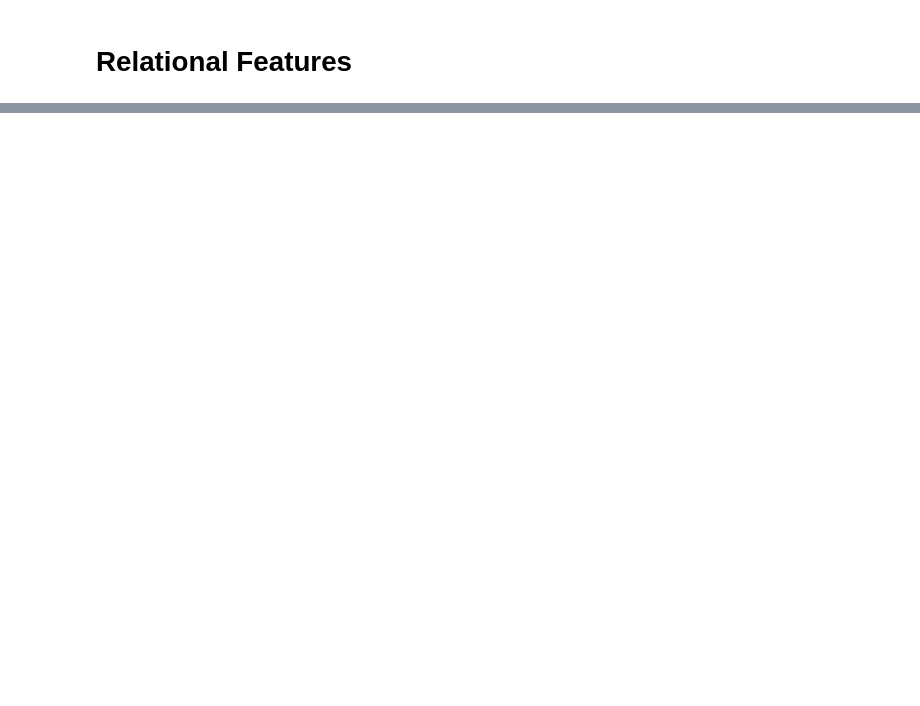
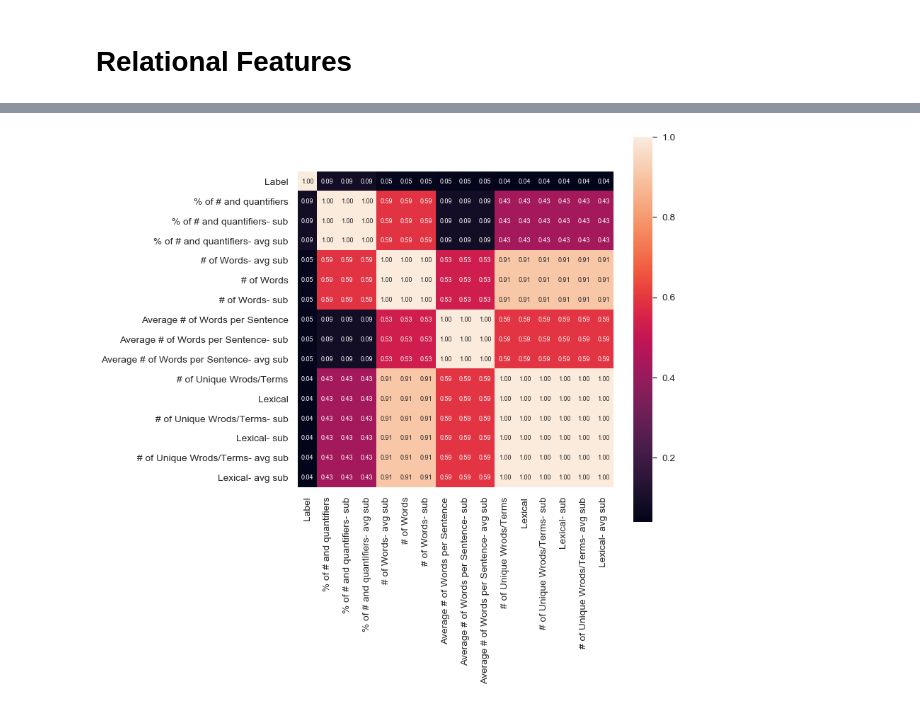
Before and after one commit to SasungKim/EB01, a Jupyter notebook: test.ipynb, the cells around one changed output, grey strips where cells are left out. Cells and saved outputs as stored; diff of their text form; code cells hidden in the pictures; blank space fills up the shorter version.

```diff
--- a/test.ipynb
+++ b/test.ipynb
@@ -258,0 +315,19 @@ text = setup_data(data)
+# %%
+# DO NOT COMPILE THIS PART TWICE A DAY!!!
+
+
+sub_data = setup_ref(subject_list)
+# %%
+#print(sub_data)
+
+clone = sub_data
+print(subject_list)
+counter = 0
+for subject in subject_list:
+    if(clone[subject].empty):
+        #clone[subject] = clone['economy']
+        clone.drop[clone[subject]]
+        print('hey')
+    else:
+        #print('hey')
+        pass
@@ -644,0 +713,7 @@ def drop_null(data):
+# %%
+data_ref = {}
+for subject in subject_list:
+    clone[subject] = drop_null(clone[subject])
+    data_ref[subject] = feature_extract(clone[subject])
+#print(data_ref['jobs'])
+#print(data_ref['immigration'].tail(5))
@@ -802,0 +933,12 @@ UnboundLocalError: local variable 'ref' referenced before assignment
+# %%
+corrmat = train_feature.corr()
+
+k = 16 #number of variables for heatmap
+cols_cor = corrmat.nlargest(k, 'Label')['Label'].index
+cm = np.corrcoef(train_feature[cols_cor].values.T)
+sns.set(font_scale=1.25)
+fig, ax = plt.subplots(figsize=(10,10))
+hm = sns.heatmap(cm, cbar=True, annot=True, square=True, fmt='.2f', annot_kws={'size': 9}, yticklabels=cols_cor.values, xticklabels=cols_cor.values, ax = ax)
+plt.show()
+# %% [output]
+[figure, added]
```
Also changed, not shown: parts of 15 cells of this notebook.
